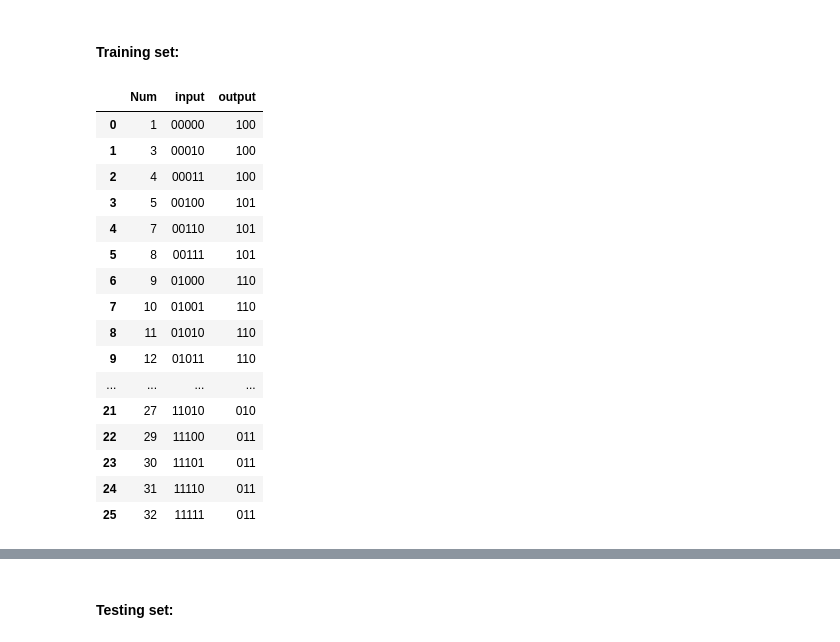
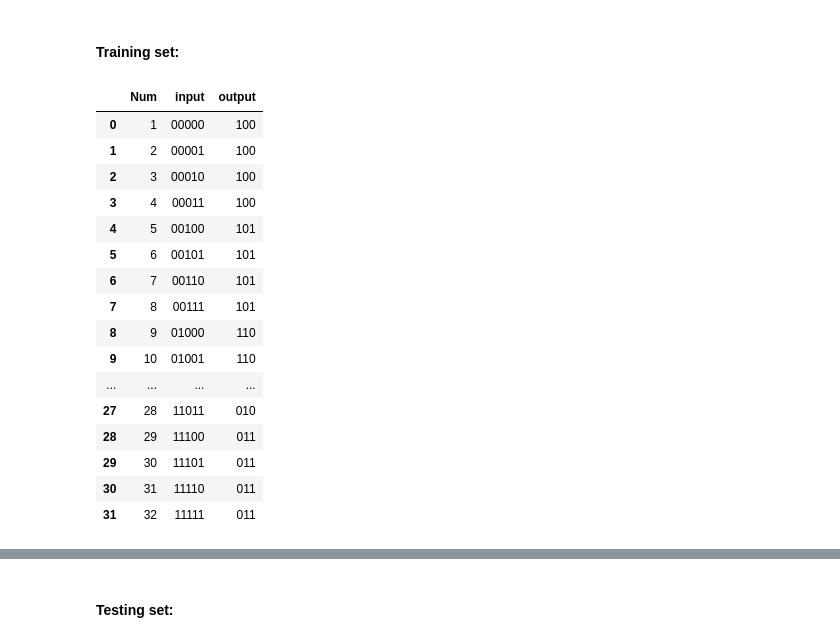
Before and after one commit to DeltSystem32/Multilayer-Perceptron, a Jupyter notebook: CIS3187_Assignment.ipynb, the cells around one changed output, grey strips where cells are left out. Cells and saved outputs as stored; diff of their text form; code cells hidden in the pictures.

```diff
--- a/CIS3187_Assignment.ipynb
+++ b/CIS3187_Assignment.ipynb
@@ -21,24 +23,24 @@ Converters are used to map values to string upon import in order to retain all l
 # %% [markdown]
 #### Training set:
 # %%
-training_data_url = "https://raw.githubusercontent.com/DeltSystem32/CIS3187-Assignment/master/training_data.csv?token=AIW66N5TCWXKRMEIPQPTPES6ENAXA"
-training_df = pd.read_csv(training_data_url, converters={'input': lambda x: str(x), 'output': lambda x: str(x)})
-training_df
+data_url = "https://raw.githubusercontent.com/DeltSystem32/CIS3187-Assignment/master/full_dataset.csv?token=AIW66N4UA46SZD3JMZIWU7C6ERXXE"
+df = pd.read_csv(data_url, converters={'input': lambda x: str(x), 'output': lambda x: str(x)})
+df
 # %% [output]
 |  | Num | input | output |
 | 0 | 1 | 00000 | 100 |
-| 1 | 3 | 00010 | 100 |
-| 2 | 4 | 00011 | 100 |
-| 3 | 5 | 00100 | 101 |
-| 4 | 7 | 00110 | 101 |
-| 5 | 8 | 00111 | 101 |
-| 6 | 9 | 01000 | 110 |
-| 7 | 10 | 01001 | 110 |
-| 8 | 11 | 01010 | 110 |
-| 9 | 12 | 01011 | 110 |
+| 1 | 2 | 00001 | 100 |
+| 2 | 3 | 00010 | 100 |
+| 3 | 4 | 00011 | 100 |
+| 4 | 5 | 00100 | 101 |
+| 5 | 6 | 00101 | 101 |
+| 6 | 7 | 00110 | 101 |
+| 7 | 8 | 00111 | 101 |
+| 8 | 9 | 01000 | 110 |
+| 9 | 10 | 01001 | 110 |
 | ... | ... | ... | ... |
-| 21 | 27 | 11010 | 010 |
-| 22 | 29 | 11100 | 011 |
-| 23 | 30 | 11101 | 011 |
-| 24 | 31 | 11110 | 011 |
-| 25 | 32 | 11111 | 011 |
+| 27 | 28 | 11011 | 010 |
+| 28 | 29 | 11100 | 011 |
+| 29 | 30 | 11101 | 011 |
+| 30 | 31 | 11110 | 011 |
+| 31 | 32 | 11111 | 011 |
```
Also changed, not shown: parts of 27 cells of this notebook.
